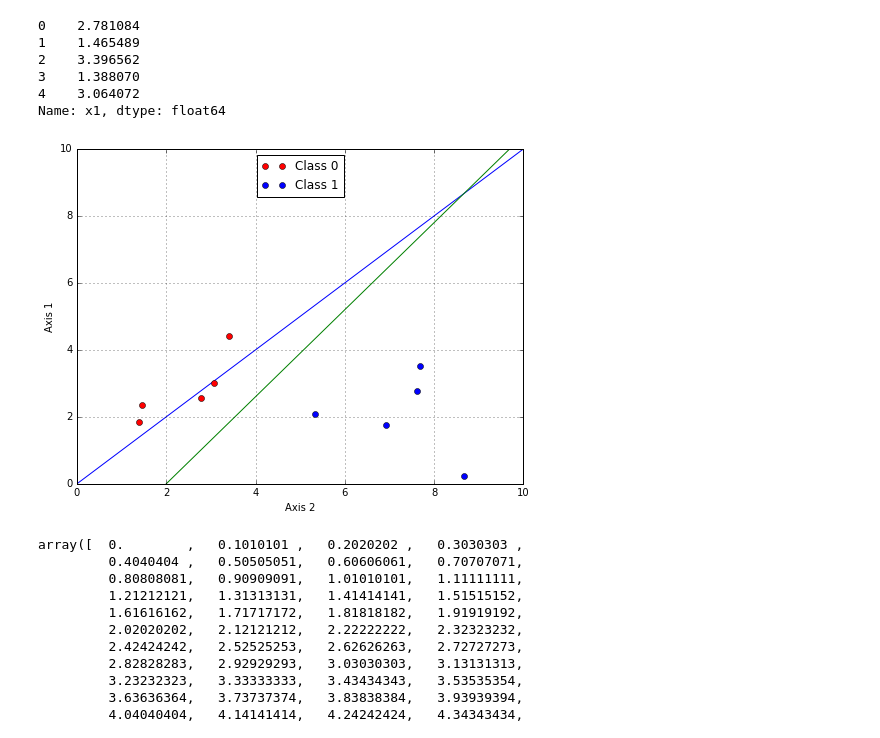
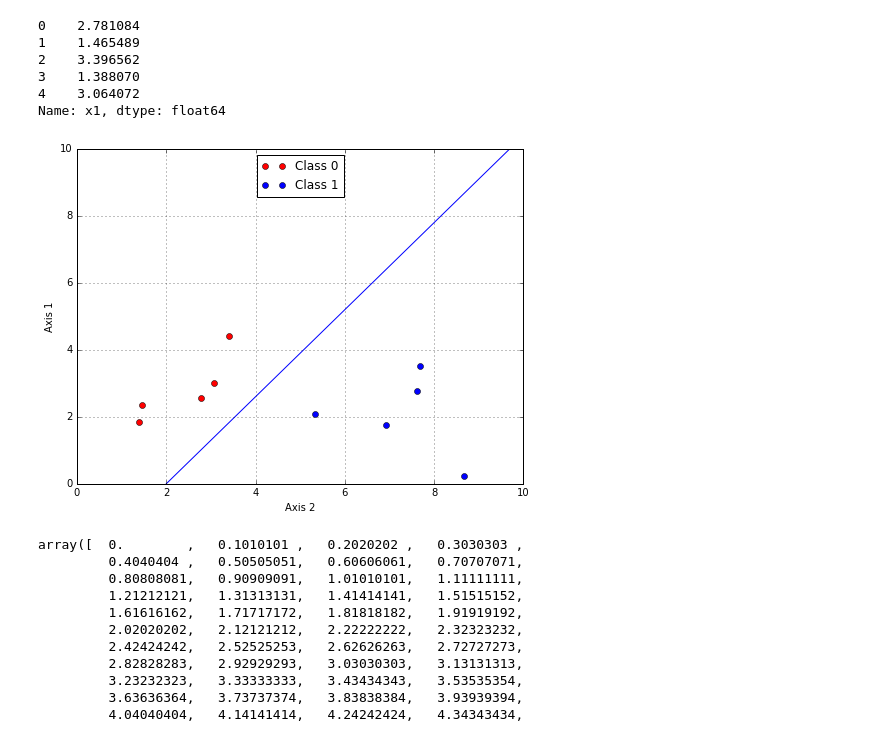
Before and after one commit to sethbunke/MachineLearningAlgorithmsFromScratch, a Jupyter notebook: Logistic Regression-Copy1.ipynb, the cells around one changed output. Cells and saved outputs as stored; diff of their text form; code cells hidden in the pictures.

```diff
--- a/Logistic Regression-Copy1.ipynb
+++ b/Logistic Regression-Copy1.ipynb
@@ -54,24 +54,24 @@ Name: x1, dtype: float64
 # %%
 plt.subplots(figsize=(8, 6))
 
 yvals = np.arange(0, 10, 0.01)
 xvals = np.arange(0, 10, 0.01)
-plt.plot(xvals, yvals)
+#plt.plot(xvals, yvals)
 
 x = np.linspace(0, 10, 100)
 plt.plot(x + 2, 1.3 * x, linestyle='-')
 
 plt.plot(df[:5]['x1'], df[:5]['x2'], 'ro', label='Class 0')
 plt.plot(df[5:]['x1'], df[5:]['x2'], 'bo', label='Class 1')
 plt.legend(loc='upper center', frameon=True)
 #leg = plt.legend();
 plt.ylabel('Axis 1')
 plt.xlabel('Axis 2')
 plt.axis([0, 10, 0, 10])
 plt.grid(True)
 plt.show()
 # %% [output]
-[figure, old version]
+[figure, new version]
 # %%
 x
 # %% [output]
```
Also changed, not shown: 1 other file.
